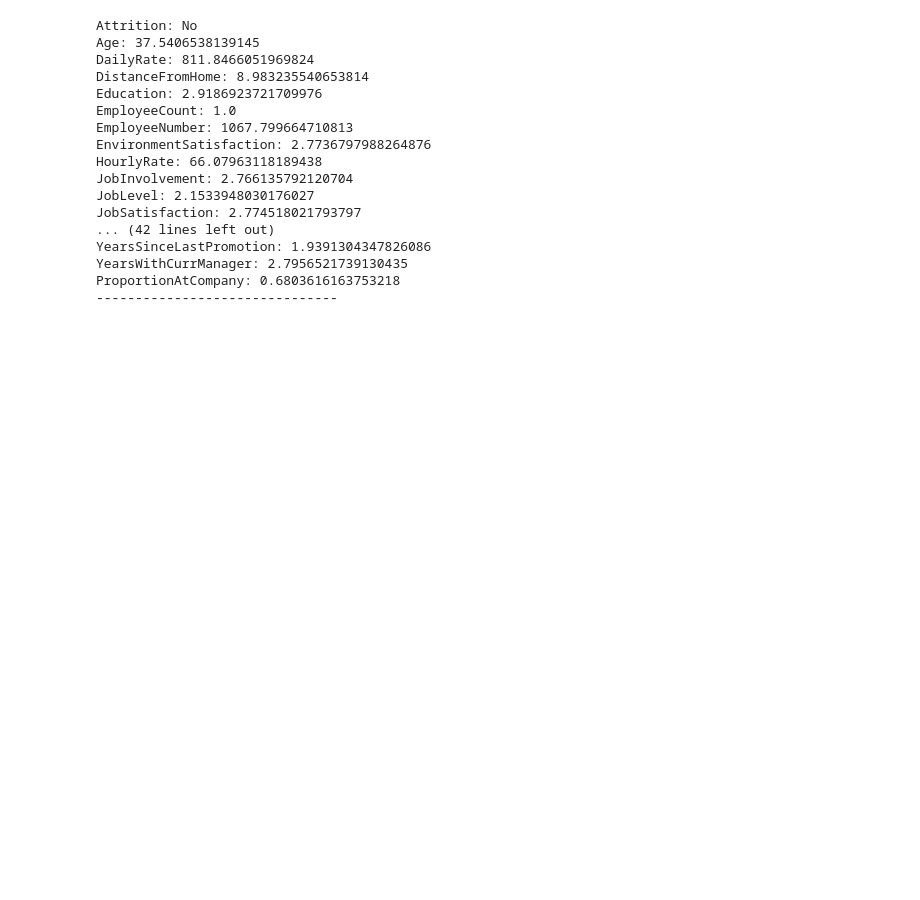
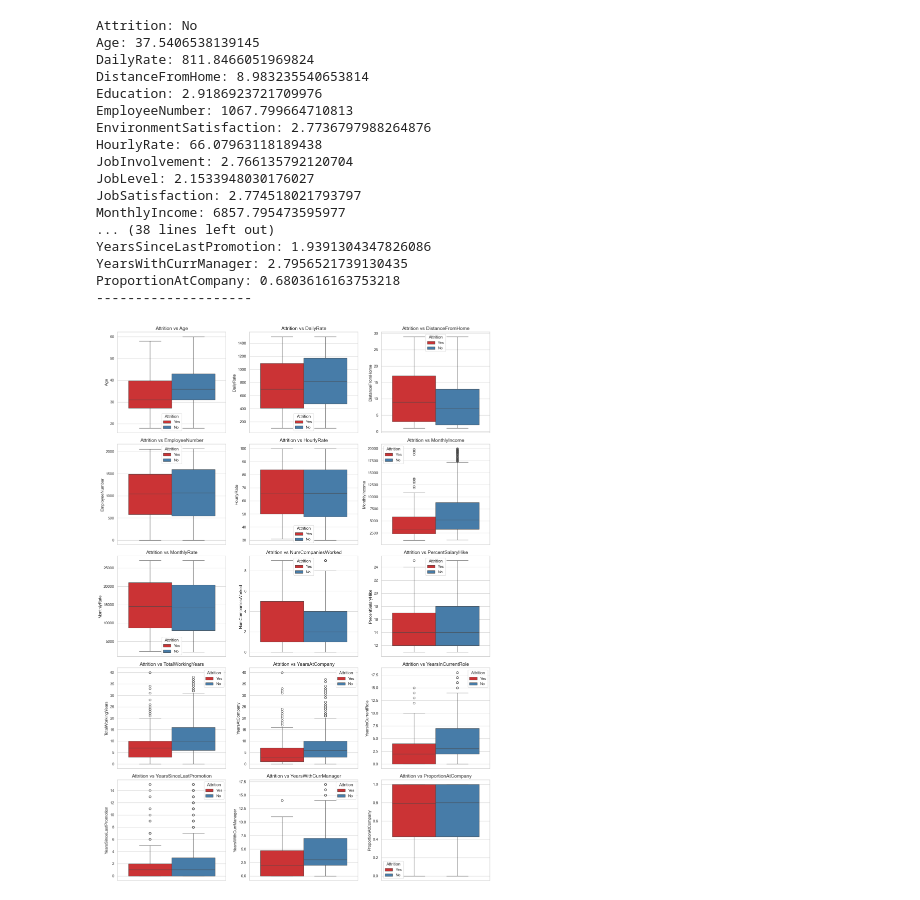
Before and after one commit to SethMoffat/Project_1, a Jupyter notebook: explore.ipynb, the cells around one changed output. Saved outputs shown, nothing was run; the diff lists cells and outputs as text; code cells hidden in the pictures; blank space fills up the shorter version.

Commit message:
class over

```diff
--- a/explore.ipynb
+++ b/explore.ipynb
@@ -106,2 +117,9 @@ df.groupby(df['AgeGroup']).describe()
+# %%
+category_columns = ['AgeGroup', 'Attrition', 'BusinessTravel', 'Department',
+                    'Education', 'EducationField', 'EnvironmentSatisfaction',
+                    'Gender', 'JobInvolvement', 'JobLevel', 'JobRole',
+                    'JobSatisfaction', 'MaritalStatus', 'SalarySlab',
+                    'OverTime', 'PerformanceRating', 'RelationshipSatisfaction',
+                    'StockOptionLevel', 'TrainingTimesLastYear', 'WorkLifeBalance']
 # %%
 df["ProportionAtCompany"] = df["YearsAtCompany"] / df["TotalWorkingYears"]
@@ -112,22 +146,47 @@ for attrition_status, group in attrition_group:
     for col in group.columns:
         if group[col].dtype != "object":
             print(f"{col}: {group[col].mean()}")
-    print("-------------------------------")
+    print("--------------------")
 # %% [output]
 Attrition: No
 Age: 37.5406538139145
 DailyRate: 811.8466051969824
 DistanceFromHome: 8.983235540653814
 Education: 2.9186923721709976
-EmployeeCount: 1.0
 EmployeeNumber: 1067.799664710813
 EnvironmentSatisfaction: 2.7736797988264876
 HourlyRate: 66.07963118189438
 JobInvolvement: 2.766135792120704
 JobLevel: 2.1533948030176027
 JobSatisfaction: 2.774518021793797
-... (42 lines left out)
+MonthlyIncome: 6857.795473595977
+... (38 lines left out)
 YearsSinceLastPromotion: 1.9391304347826086
 YearsWithCurrManager: 2.7956521739130435
 ProportionAtCompany: 0.6803616163753218
--------------------------------
+--------------------
+# %%
+# Set the plot style
+plt.close()
+sns.set(style="whitegrid")
+
+# Identify the numerical columns
+numerical_columns = [col for col in df.columns if col not in category_columns]
+
+# Create a figure to hold subplots for each column
+per_row = 3
+fig, axes = plt.subplots(len(numerical_columns)//per_row, per_row, figsize=(16, len(numerical_columns)*1.5))
+
+# Flatten axes array for easy iteration
+axes = axes.flatten()
+
+# Loop through all columns (both numerical and categorical)
+for i, col in enumerate(numerical_columns): # boxplots
+    sns.boxplot(data=df, hue='Attrition', y=col, ax=axes[i], palette="Set1")
+    axes[i].set_title(f'Attrition vs {col}', fontsize=14)
+
+# Adjust the layout to prevent overlapping
+plt.tight_layout()
+plt.show()
+# %% [output]
+[figure, added]
```
Also changed, not shown: parts of 11 cells of this notebook.
